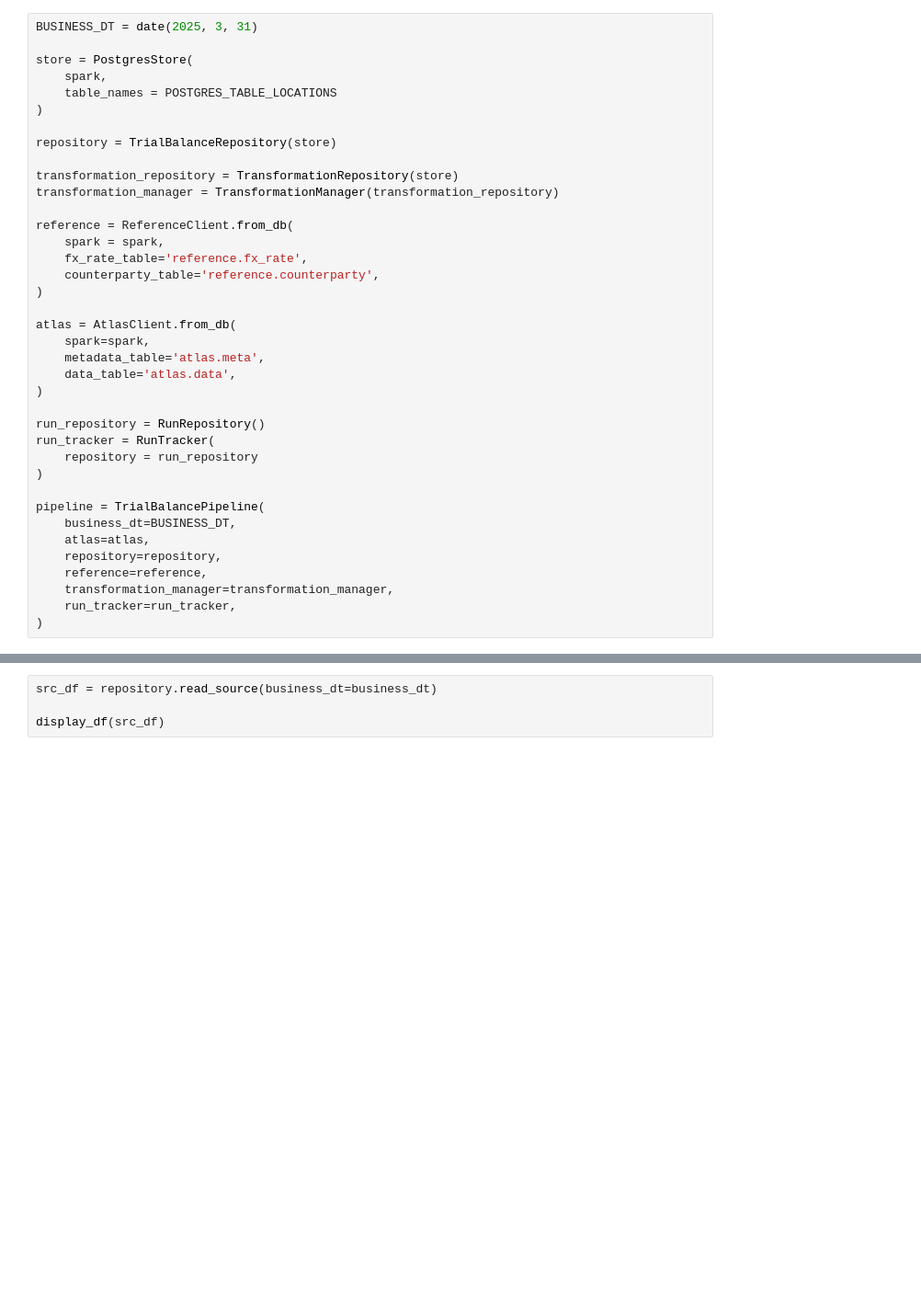
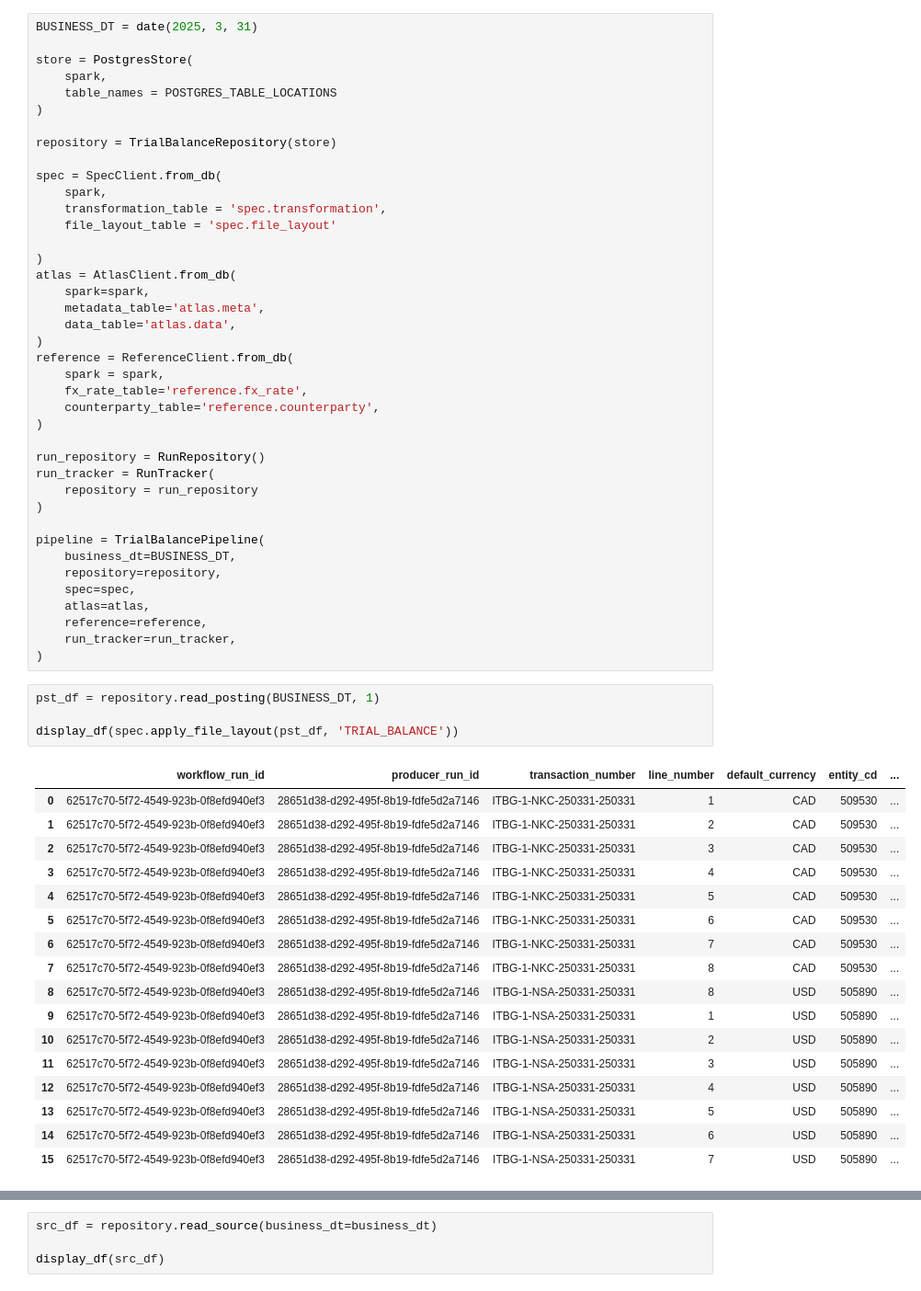
Before and after one commit to northforge-studio/northforge-finance, a Jupyter notebook: main.ipynb, the cells around one changed output, grey strips where cells are left out. Shown at 92% size. Drawn from its saved outputs; the diff is of its cells as text; blank space fills up the shorter version.

Commit message:
refactor transformations into spec package

```diff
--- a/main.ipynb
+++ b/main.ipynb
@@ -69,19 +66,21 @@ store = PostgresStore(
 
 repository = TrialBalanceRepository(store)
 
-transformation_repository = TransformationRepository(store)
-transformation_manager = TransformationManager(transformation_repository)
+spec = SpecClient.from_db(
+    spark,
+    transformation_table = 'spec.transformation',
+    file_layout_table = 'spec.file_layout'
 
+)
+atlas = AtlasClient.from_db(
+    spark=spark,
+    metadata_table='atlas.meta',
+    data_table='atlas.data',
+)
 reference = ReferenceClient.from_db(
     spark = spark,
     fx_rate_table='reference.fx_rate',
     counterparty_table='reference.counterparty',
-)
-
-atlas = AtlasClient.from_db(
-    spark=spark,
-    metadata_table='atlas.meta',
-    data_table='atlas.data',
 )
 
 run_repository = RunRepository()
@@ -91,9 +90,31 @@ run_tracker = RunTracker(
 
 pipeline = TrialBalancePipeline(
     business_dt=BUSINESS_DT,
+    repository=repository,
+    spec=spec,
     atlas=atlas,
-    repository=repository,
     reference=reference,
-    transformation_manager=transformation_manager,
     run_tracker=run_tracker,
 )
+# %%
+pst_df = repository.read_posting(BUSINESS_DT, 1)
+
+display_df(spec.apply_file_layout(pst_df, 'TRIAL_BALANCE'))
+# %% [output]
+|  | workflow_run_id | producer_run_id | transaction_number | line_number | default_currency | entity_cd | ... |
+| 0 | 62517c70-5f72-4549-923b-0f8efd940ef3 | 28651d38-d292-495f-8b19-fdfe5d2a7146 | ITBG-1-NKC-250331-250331 | 1 | CAD | 509530 | ... |
+| 1 | 62517c70-5f72-4549-923b-0f8efd940ef3 | 28651d38-d292-495f-8b19-fdfe5d2a7146 | ITBG-1-NKC-250331-250331 | 2 | CAD | 509530 | ... |
+| 2 | 62517c70-5f72-4549-923b-0f8efd940ef3 | 28651d38-d292-495f-8b19-fdfe5d2a7146 | ITBG-1-NKC-250331-250331 | 3 | CAD | 509530 | ... |
+| 3 | 62517c70-5f72-4549-923b-0f8efd940ef3 | 28651d38-d292-495f-8b19-fdfe5d2a7146 | ITBG-1-NKC-250331-250331 | 4 | CAD | 509530 | ... |
+| 4 | 62517c70-5f72-4549-923b-0f8efd940ef3 | 28651d38-d292-495f-8b19-fdfe5d2a7146 | ITBG-1-NKC-250331-250331 | 5 | CAD | 509530 | ... |
+| 5 | 62517c70-5f72-4549-923b-0f8efd940ef3 | 28651d38-d292-495f-8b19-fdfe5d2a7146 | ITBG-1-NKC-250331-250331 | 6 | CAD | 509530 | ... |
+| 6 | 62517c70-5f72-4549-923b-0f8efd940ef3 | 28651d38-d292-495f-8b19-fdfe5d2a7146 | ITBG-1-NKC-250331-250331 | 7 | CAD | 509530 | ... |
+| 7 | 62517c70-5f72-4549-923b-0f8efd940ef3 | 28651d38-d292-495f-8b19-fdfe5d2a7146 | ITBG-1-NKC-250331-250331 | 8 | CAD | 509530 | ... |
+| 8 | 62517c70-5f72-4549-923b-0f8efd940ef3 | 28651d38-d292-495f-8b19-fdfe5d2a7146 | ITBG-1-NSA-250331-250331 | 8 | USD | 505890 | ... |
+| 9 | 62517c70-5f72-4549-923b-0f8efd940ef3 | 28651d38-d292-495f-8b19-fdfe5d2a7146 | ITBG-1-NSA-250331-250331 | 1 | USD | 505890 | ... |
+| 10 | 62517c70-5f72-4549-923b-0f8efd940ef3 | 28651d38-d292-495f-8b19-fdfe5d2a7146 | ITBG-1-NSA-250331-250331 | 2 | USD | 505890 | ... |
+| 11 | 62517c70-5f72-4549-923b-0f8efd940ef3 | 28651d38-d292-495f-8b19-fdfe5d2a7146 | ITBG-1-NSA-250331-250331 | 3 | USD | 505890 | ... |
+| 12 | 62517c70-5f72-4549-923b-0f8efd940ef3 | 28651d38-d292-495f-8b19-fdfe5d2a7146 | ITBG-1-NSA-250331-250331 | 4 | USD | 505890 | ... |
+| 13 | 62517c70-5f72-4549-923b-0f8efd940ef3 | 28651d38-d292-495f-8b19-fdfe5d2a7146 | ITBG-1-NSA-250331-250331 | 5 | USD | 505890 | ... |
+| 14 | 62517c70-5f72-4549-923b-0f8efd940ef3 | 28651d38-d292-495f-8b19-fdfe5d2a7146 | ITBG-1-NSA-250331-250331 | 6 | USD | 505890 | ... |
+| 15 | 62517c70-5f72-4549-923b-0f8efd940ef3 | 28651d38-d292-495f-8b19-fdfe5d2a7146 | ITBG-1-NSA-250331-250331 | 7 | USD | 505890 | ... |
```
Also changed, not shown: parts of 4 cells of this notebook, 33 other files.
